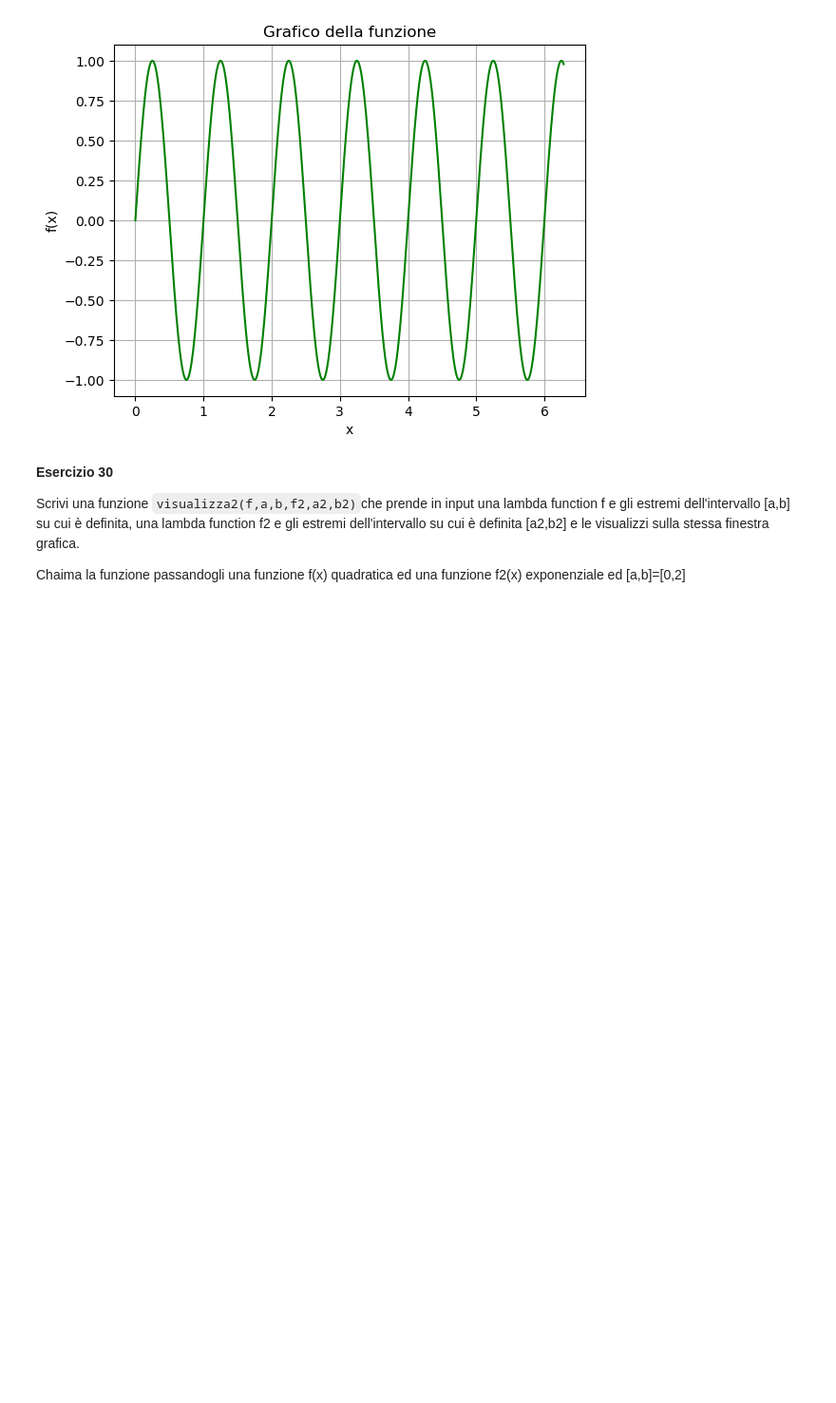
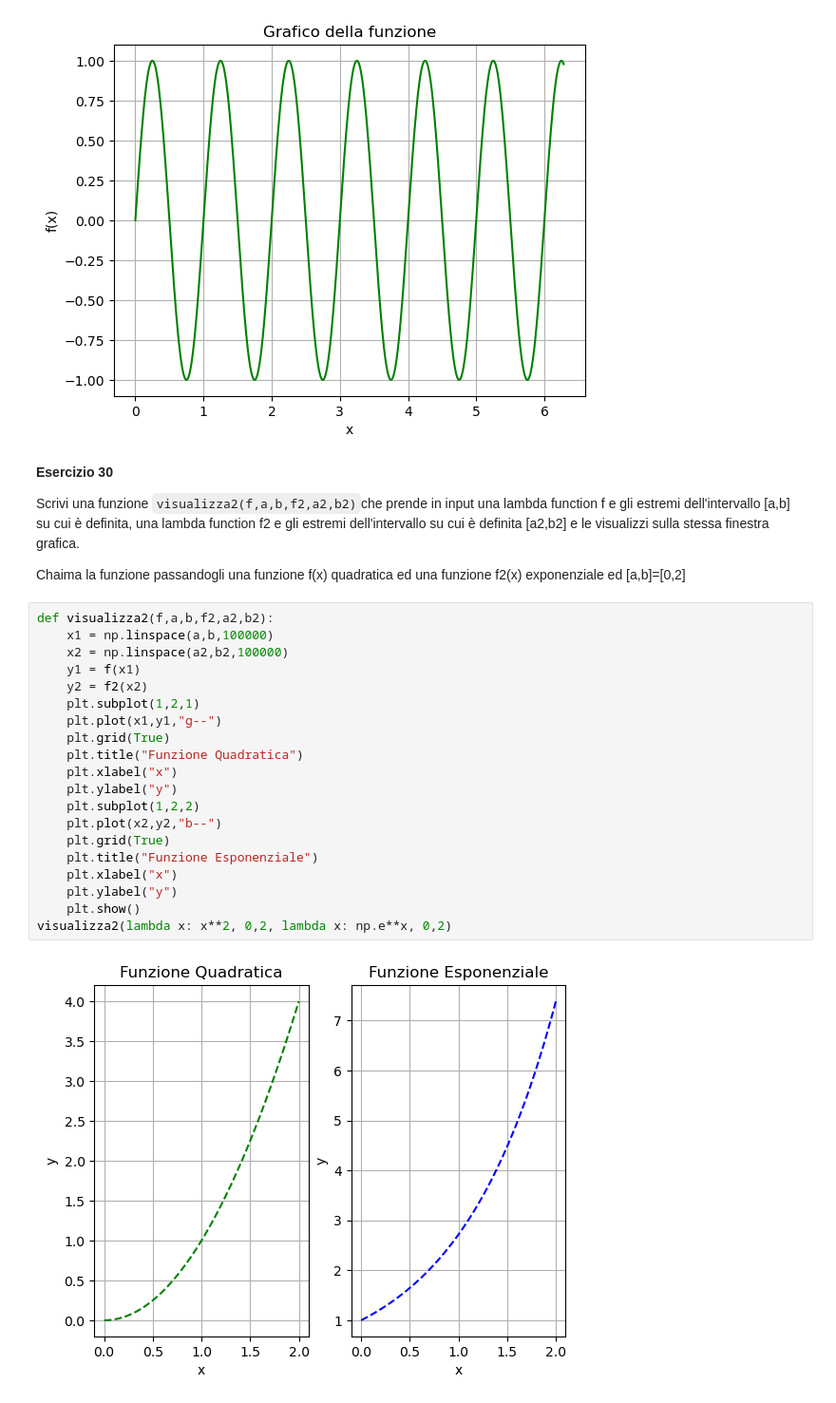
Before and after one commit to vMxster/Numerical_Methods, a Jupyter notebook: Lezione 3 Python/Esercitazione3.ipynb, the cells around one changed output. Shown at 95% size. Drawn from its saved outputs; the diff is of its cells as text; blank space fills up the shorter version.

```diff
--- a/Lezione 3 Python/Esercitazione3.ipynb
+++ b/Lezione 3 Python/Esercitazione3.ipynb
@@ -369,3 +369,25 @@ visualizza(lambda x: np.sin(2*np.pi*x), 0, 2*np.pi)
 Scrivi una funzione `visualizza2(f,a,b,f2,a2,b2)`che prende in input una lambda function f e gli estremi dell'intervallo [a,b]  su cui è definita, una lambda function f2 e gli estremi dell'intervallo su cui è definita [a2,b2] e le visualizzi sulla stessa finestra grafica.
 
 Chaima la funzione passandogli  una funzione f(x) quadratica ed una funzione f2(x) exponenziale ed [a,b]=[0,2]
+# %%
+def visualizza2(f,a,b,f2,a2,b2):
+    x1 = np.linspace(a,b,100000)
+    x2 = np.linspace(a2,b2,100000)
+    y1 = f(x1)
+    y2 = f2(x2)
+    plt.subplot(1,2,1)
+    plt.plot(x1,y1,"g--")
+    plt.grid(True)
+    plt.title("Funzione Quadratica")
+    plt.xlabel("x")
+    plt.ylabel("y")
+    plt.subplot(1,2,2)
+    plt.plot(x2,y2,"b--")
+    plt.grid(True)
+    plt.title("Funzione Esponenziale")
+    plt.xlabel("x")
+    plt.ylabel("y")
+    plt.show()
+visualizza2(lambda x: x**2, 0,2, lambda x: np.e**x, 0,2)
+# %% [output]
+[figure, added]
```
